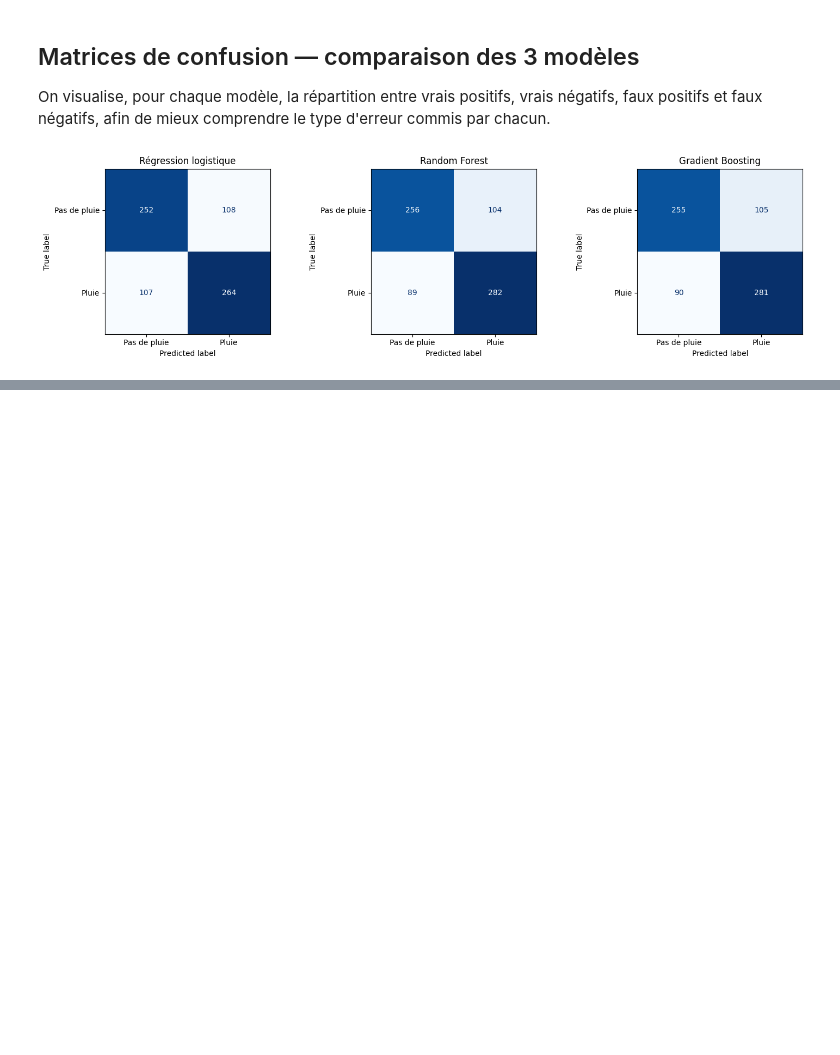
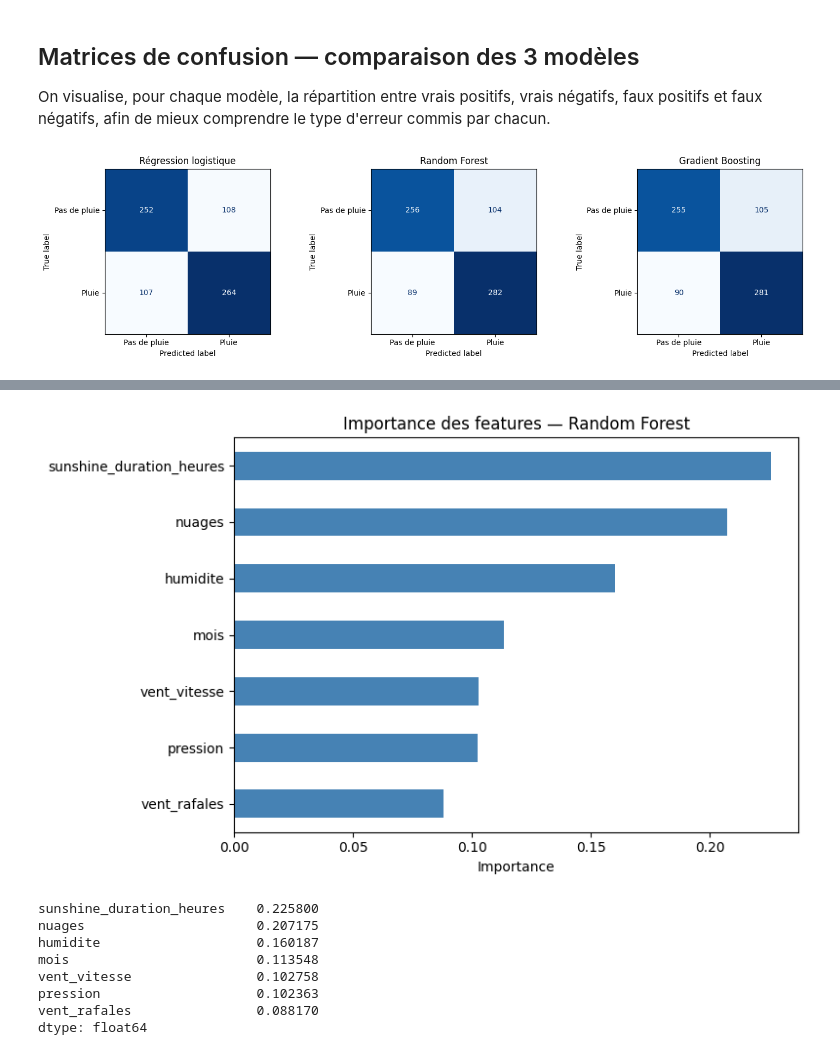
Before and after one commit to Dine803/cosit-stage-prediction-meteo, a Jupyter notebook: notebooks/modele_pluie.ipynb, the cells around one changed output, grey strips where cells are left out. Drawn from its saved outputs; the diff is of its cells as text; code cells hidden in the pictures; blank space fills up the shorter version.

```diff
--- a/notebooks/modele_pluie.ipynb
+++ b/notebooks/modele_pluie.ipynb
@@ -367,3 +507,27 @@ plt.show()
+# %%
+
+importances = pd.Series(modele_rf.feature_importances_, index=FEATURES_COMMUNES)
+importances = importances.sort_values(ascending=False)
+
+plt.figure(figsize=(8, 5))
+importances.plot(kind="barh", color="steelblue")
+plt.gca().invert_yaxis()
+plt.title("Importance des features — Random Forest")
+plt.xlabel("Importance")
+plt.tight_layout()
+plt.show()
+
+importances
+# %% [output]
+[figure, added]
+sunshine_duration_heures    0.225800
+nuages                      0.207175
+humidite                    0.160187
+mois                        0.113548
+vent_vitesse                0.102758
+pression                    0.102363
+vent_rafales                0.088170
+dtype: float64
 # %%
 """
 
```
Also changed, not shown: parts of 11 cells of this notebook.
